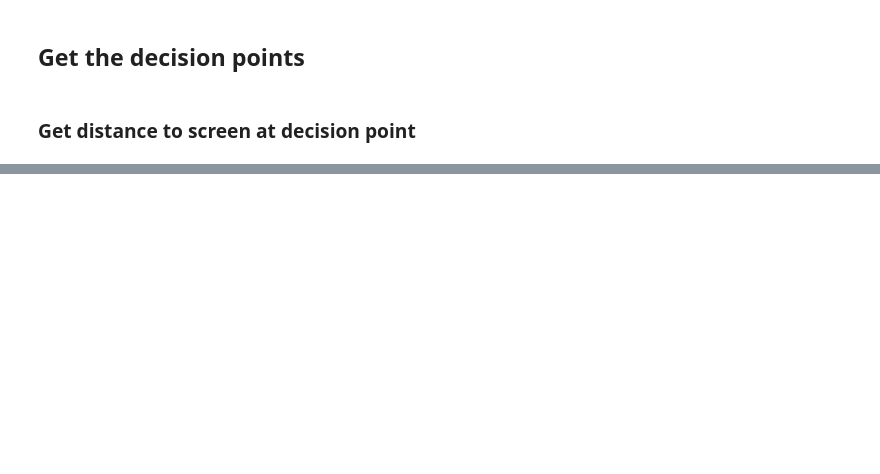
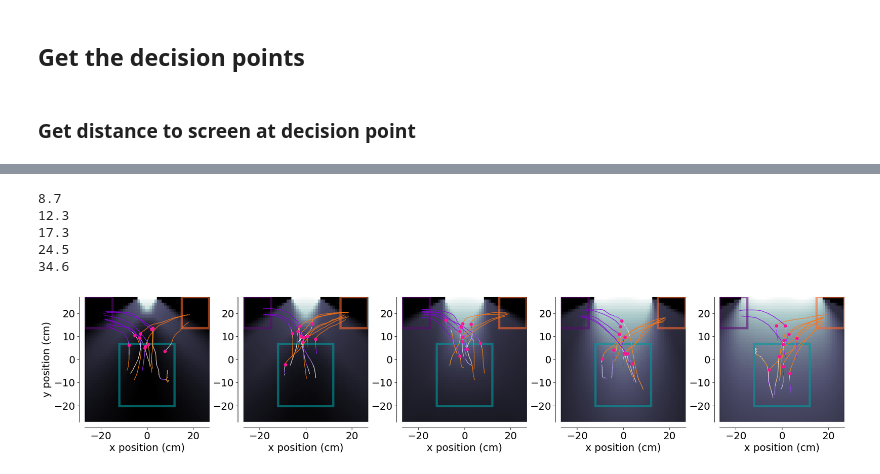
Before and after one commit to MMathisLab/FreelyMovingVR4Mice, a Jupyter notebook: dj_pipeline/notebooks/NP_figures/multi_regression.ipynb, the cells around one changed output, grey strips where cells are left out. Drawn from its saved outputs; the diff is of its cells as text; code cells hidden in the pictures; blank space fills up the shorter version.

```diff
--- a/dj_pipeline/notebooks/NP_figures/multi_regression.ipynb
+++ b/dj_pipeline/notebooks/NP_figures/multi_regression.ipynb
@@ -436,6 +488,8 @@ decision_points["mouse_name"] = decision_points.dataset.str.split("_").str[0]
 decision_points["y"] = decision_points["y"].astype(float)
 # %% [markdown]
 ### Get distance to screen at decision point
+# %%
+decision_points["distance_to_screen"] = np.abs(decision_points["y"] - 27)
 # %%
 fig, ax = plt.subplots(1, 1, figsize=(4, 5))
 _ = plotting.pairplot_average_decision_point(
@@ -506,22 +598,30 @@ plt.savefig(
 # %%
 info_matrices = []
 for ap in ["8.7", "12.3", "17.3", "24.5", "34.6"]:
-    with open(f"information_maps/data/info_matrix_unnormalized_{ap}w.npy", "rb") as file:
+
+    with open(f"information_maps/info_maps/info_matrix_unnormalized_{ap}w.npy", "rb") as file:
         info_matrix = np.rot90(np.load(file), k=1)
         info_matrices.append(info_matrix)
+        print(ap)
 
 # normalize across both maps to max 1
 max_value = max(im.max() for im in info_matrices)
 info_matrices = [im / max_value for im in info_matrices]
 
 info_map = dict(zip([0, 10, 35, 72, 99], info_matrices))
+# %% [output]
+8.7
+12.3
+17.3
+24.5
+34.6
 # %%
 fig, ax = plt.subplots(
     1, len(df_model.aperture.unique()), figsize=(20, 4), constrained_layout=True,
 )
 
 decision_color = "deeppink"
-session_to_plot = "Nightingale_2024-08-16_1"
+session_to_plot = "Yurumi_2026-08-07_1"
 
 # Pick 15 trials for each condition randomly (fixed seed for reproducibility)
 np.random.seed(0)
@@ -554,33 +654,35 @@ for i, aperture in enumerate(sorted(df_model.aperture.unique())):
         ],
         box_df,
         decision_point=decision_points[
             (decision_points.dataset == session_to_plot)
             & (decision_points.aperture == aperture)
         ],
         color=decision_color,
         trials=trials,
         ax=ax[i],
         cmap=bright_puor,
     )
 
     im = ax[i].imshow(info_map[aperture_to_occlusion[aperture]],
                  cmap="bone",
                  extent=[-27, 27, -27, 27],
                  zorder=-10)
 
     ax[i].set_xlim(-27, 27)
     ax[i].set_ylim(-27, 27)
     #ax[i].set_aspect(1.4)
     ax[i].set_xlabel("x position (cm)")
     ax[i].set_ylabel("")
     #ax[i].set_title(f"Aperture {aperture_to_occlusion[aperture]}%")
     sns.despine(offset=10, ax=ax[i])
 
 ax[0].set_ylabel("y position (cm)")
 plt.savefig(
     save_fig_path + "figure5_decision_points_trajectories_bright.svg",
     transparent=True,
 )
+# %% [output]
+[figure, added]
 # %%
 def get_info_at_position(info_matrix, position):
     # Assuming info_matrix is a 2D numpy array and position is a tuple (x, y)
```
Also changed, not shown: parts of 19 cells of this notebook, 3 other files.
